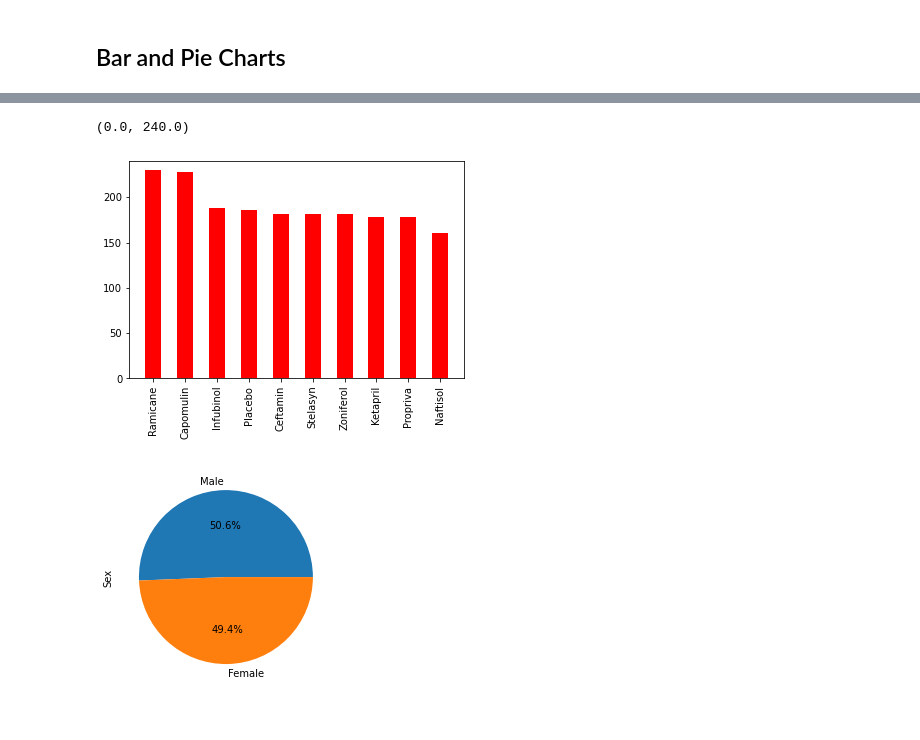
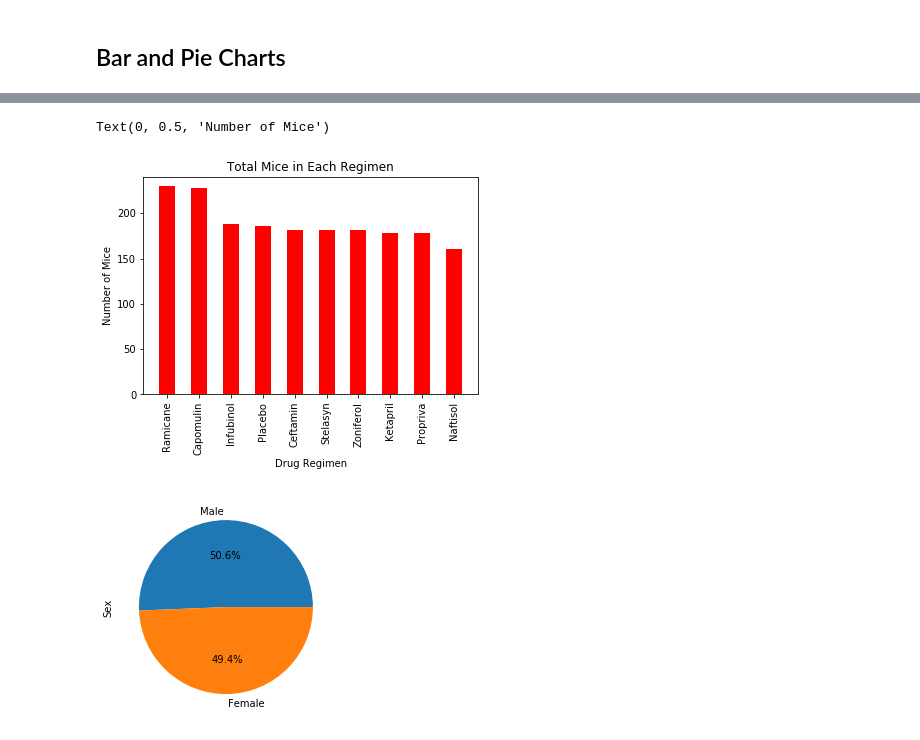
Before and after one commit to ramuir/Matplotlib-Pymac, a Jupyter notebook: Pymaceuticals/pymaceuticals_starter.ipynb, the cells around one changed output, grey strips where cells are left out. Cells and saved outputs as stored; diff of their text form; code cells hidden in the pictures.

```diff
--- a/Pymaceuticals/pymaceuticals_starter.ipynb
+++ b/Pymaceuticals/pymaceuticals_starter.ipynb
@@ -200,12 +191,15 @@ Name: Drug Regimen, dtype: int64
 # %%
 plt.bar(x_axis, mice_ordered,width=.5, color="r", align="center")
 tick_locations = [value for value in x_axis]
 plt.xticks(tick_locations, drugs, rotation='vertical')
 plt.xlim(-0.75, len(x_axis)-0.25)
 plt.ylim(0, max(mice_per_regimen)+10)
+plt.title('Total Mice in Each Regimen')
+plt.xlabel('Drug Regimen')
+plt.ylabel('Number of Mice')
 # %% [output]
-(0.0, 240.0)
+Text(0, 0.5, 'Number of Mice')
-[figure, old version]
+[figure, new version]
 # %%
 # Generate a pie plot showing the distribution of female versus male mice using pandas
 mouse_sex_count = data_cleaned_merge['Sex'].value_counts()
```
Also changed, not shown: parts of 9 cells of this notebook.
